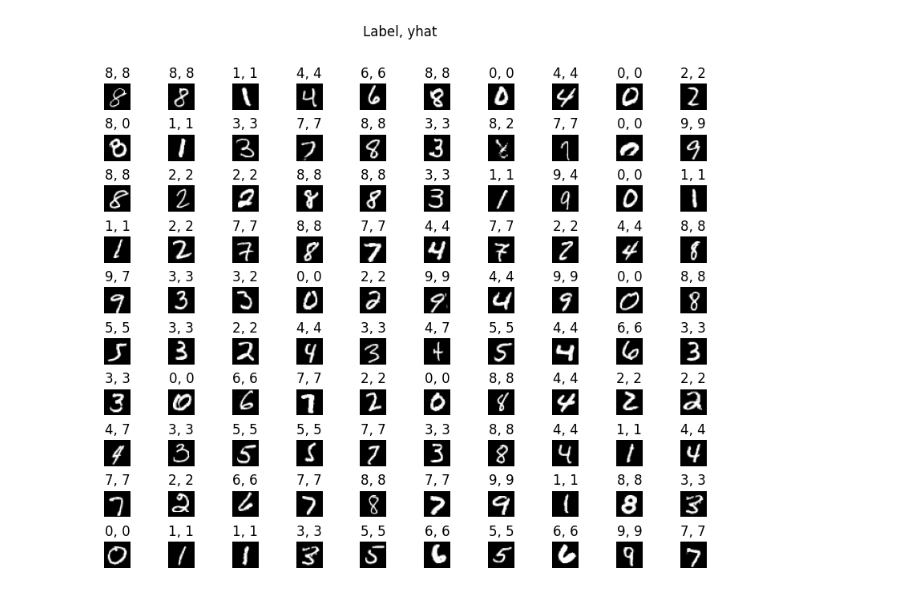
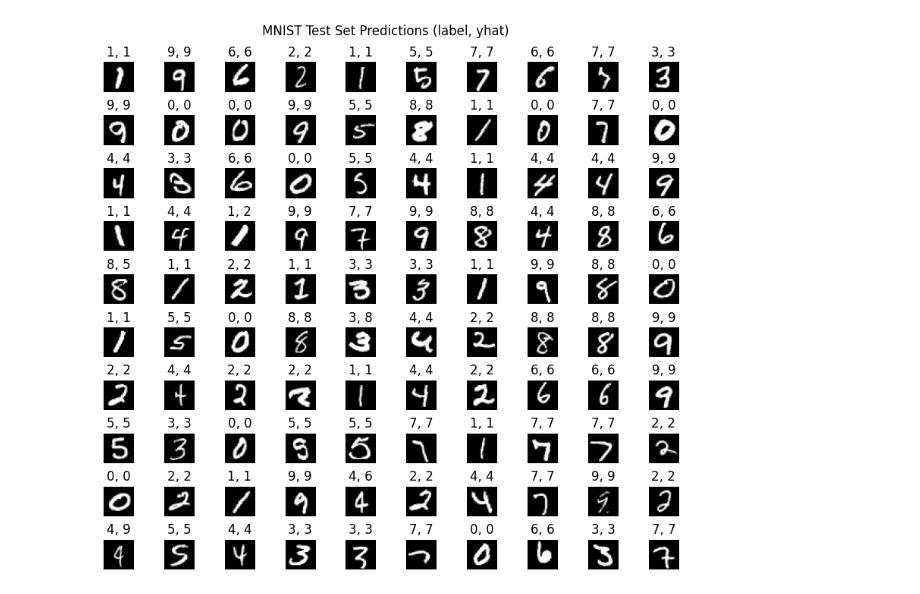
Before and after one commit to wayneyip/digit_classification, a Jupyter notebook: digit_classification.ipynb, the cells around one changed output. Saved outputs shown, nothing was run; the diff lists cells and outputs as text; code cells hidden in the pictures.

```diff
--- a/digit_classification.ipynb
+++ b/digit_classification.ipynb
@@ -100,7 +96,7 @@ Test Accuracy: 0.9725
 # %%
 fig, axs = plt.subplots(10, 10, figsize=(8,8))
-fig.suptitle("Label, yhat")
-fig.tight_layout(pad=0.1, rect=[0, 0.1, 1, 0.92])
+fig.suptitle("MNIST Test Set Predictions (label, yhat)")
+fig.tight_layout(pad=0.1, rect=[0, 0.05, 1, 0.95])
 
 for i, ax in enumerate(axs.flat):
     random_test_index = np.random.randint(x_test.shape[0])
@@ -137 +133 @@ for i, ax in enumerate(axs.flat):
-[figure, old version]
+[figure, new version]
```
Also changed, not shown: parts of 7 cells of this notebook.
